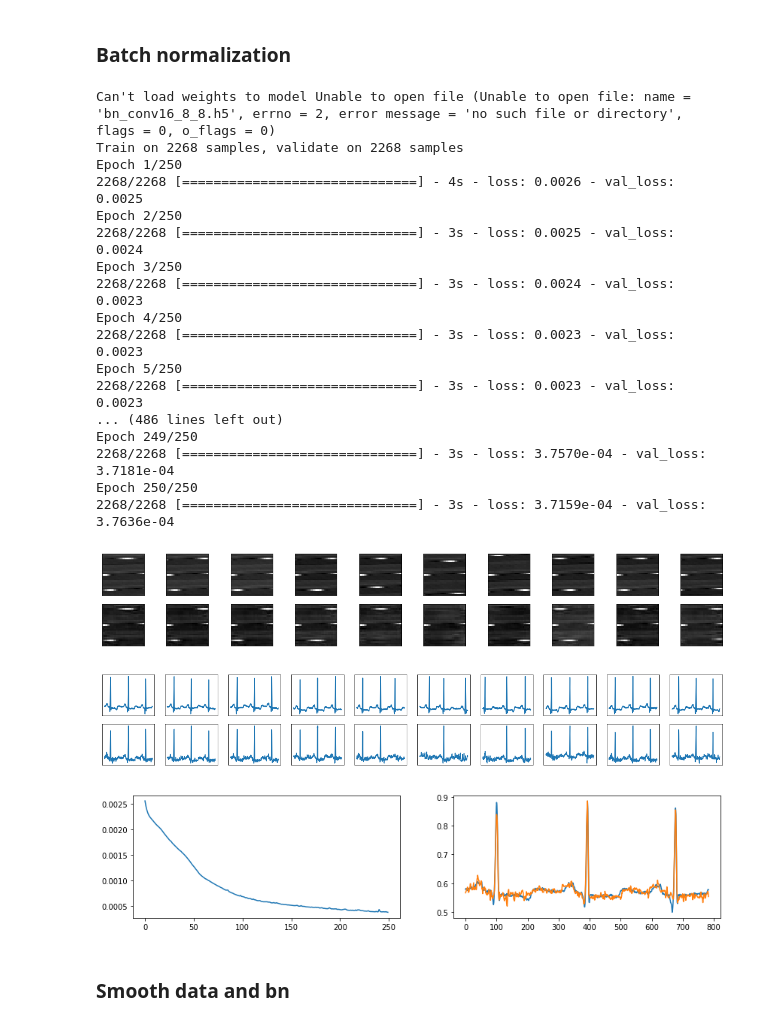
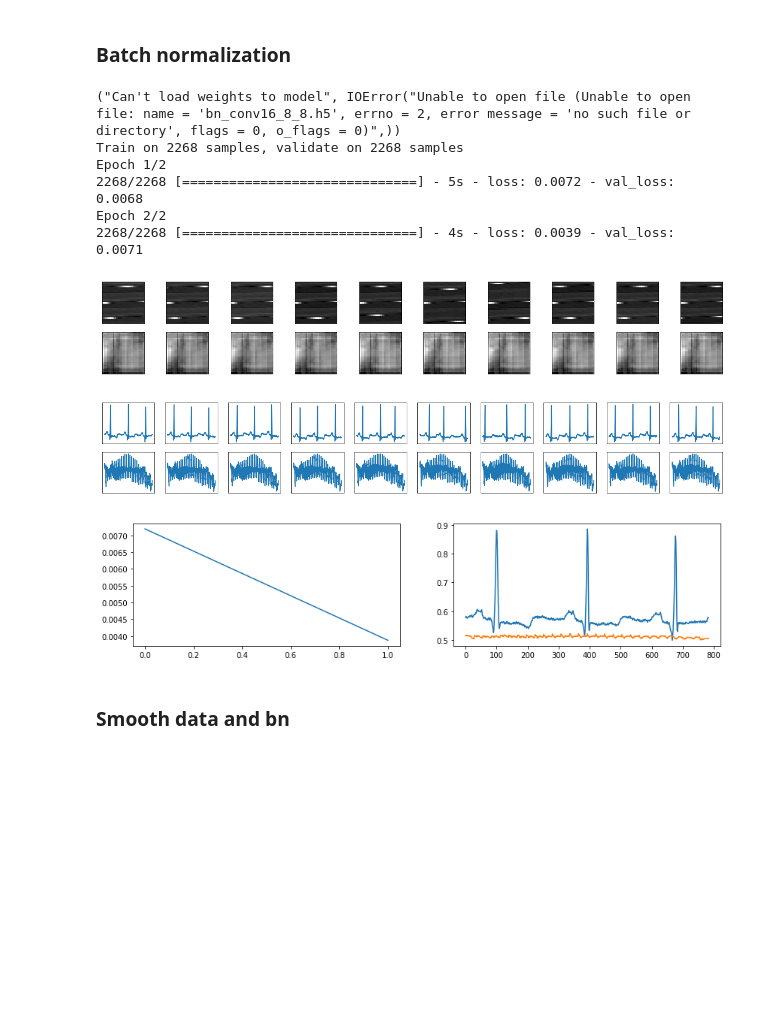
Before and after one commit to piotrbazan/machine-learning, a Jupyter notebook: projects/ecg/ecg.ipynb, the cells around one changed output. Saved outputs shown, nothing was run; the diff lists cells and outputs as text; code cells hidden in the pictures; blank space fills up the shorter version.

Commit message:
Refactoring, calculating input shape from first layer

```diff
--- a/projects/ecg/ecg.ipynb
+++ b/projects/ecg/ecg.ipynb
@@ -143,0 +59,2 @@ def run(encoders, shape, epochs = 10, filename = None, load_prev = True):
+# %%
+x_train, x_test = train_test_split(ann)
@@ -144,3 +65,3 @@ def run(encoders, shape, epochs = 10, filename = None, load_prev = True):
 # %%
-run(create_encoders(784, [], 64), shape=(784,), epochs=1, filename='784_64.h5', load_prev=True)
+fit(create_encoders(784, [], 64), x_train, x_test, epochs=1, filename='weights/784_64.h5', load_prev=True)
 # %% [output]
@@ -149,3 +75,3 @@ TypeError: fit() got an unexpected keyword argument 'epochs'
 # %%
-run(create_encoders(784, [256, 128], 64), shape=(784,), epochs=20, filename='784_256_128_64.h5', load_prev=True)
+fit(create_encoders(784, [256, 128], 64), x_train, x_test, epochs=2, filename='weights/784_256_128_64.h5', load_prev=True)
 # %% [output]
@@ -172,3 +87,3 @@ Epoch 20/20
 # %%
-run(create_encoders(784, [512], 64), shape=(784,), epochs=5, filename='784_512_64.h5', load_prev=True)
+fit(create_encoders(784, [512], 64), x_train, x_test, epochs=1, filename='weights/784_512_64.h5', load_prev=True)
 # %% [output]
@@ -212,28 +99,17 @@ Epoch 5/5
 # %%
 encoders = create_conv_encoders()
 # %%
-run(encoders, shape=(28,28,1), epochs=250, filename='bn_conv16_8_8.h5', load_prev=True)
+fit(encoders, x_train, x_test, epochs=2, filename='bn_conv16_8_8.h5', load_prev=True)
 # %% [output]
-Can't load weights to model Unable to open file (Unable to open file: name = 'bn_conv16_8_8.h5', errno = 2, error message = 'no such file or directory', flags = 0, o_flags = 0)
+("Can't load weights to model", IOError("Unable to open file (Unable to open file: name = 'bn_conv16_8_8.h5', errno = 2, error message = 'no such file or directory', flags = 0, o_flags = 0)",))
 Train on 2268 samples, validate on 2268 samples
-Epoch 1/250
-2268/2268 [==============================] - 4s - loss: 0.0026 - val_loss: 0.0025
-Epoch 2/250
-2268/2268 [==============================] - 3s - loss: 0.0025 - val_loss: 0.0024
-Epoch 3/250
-2268/2268 [==============================] - 3s - loss: 0.0024 - val_loss: 0.0023
-Epoch 4/250
-2268/2268 [==============================] - 3s - loss: 0.0023 - val_loss: 0.0023
-Epoch 5/250
-2268/2268 [==============================] - 3s - loss: 0.0023 - val_loss: 0.0023
-... (486 lines left out)
-Epoch 249/250
-2268/2268 [==============================] - 3s - loss: 3.7570e-04 - val_loss: 3.7181e-04
-Epoch 250/250
-2268/2268 [==============================] - 3s - loss: 3.7159e-04 - val_loss: 3.7636e-04
+Epoch 1/2
+2268/2268 [==============================] - 5s - loss: 0.0072 - val_loss: 0.0068
+Epoch 2/2
+2268/2268 [==============================] - 4s - loss: 0.0039 - val_loss: 0.0071
-[figure, old version]
+[figure, new version]
-[figure, old version]
+[figure, new version]
-[figure, old version]
+[figure, new version]
 # %% [markdown]
 ### Smooth data and bn
 # %%
```
Also changed, not shown: parts of 16 cells of this notebook, 1 other file.
